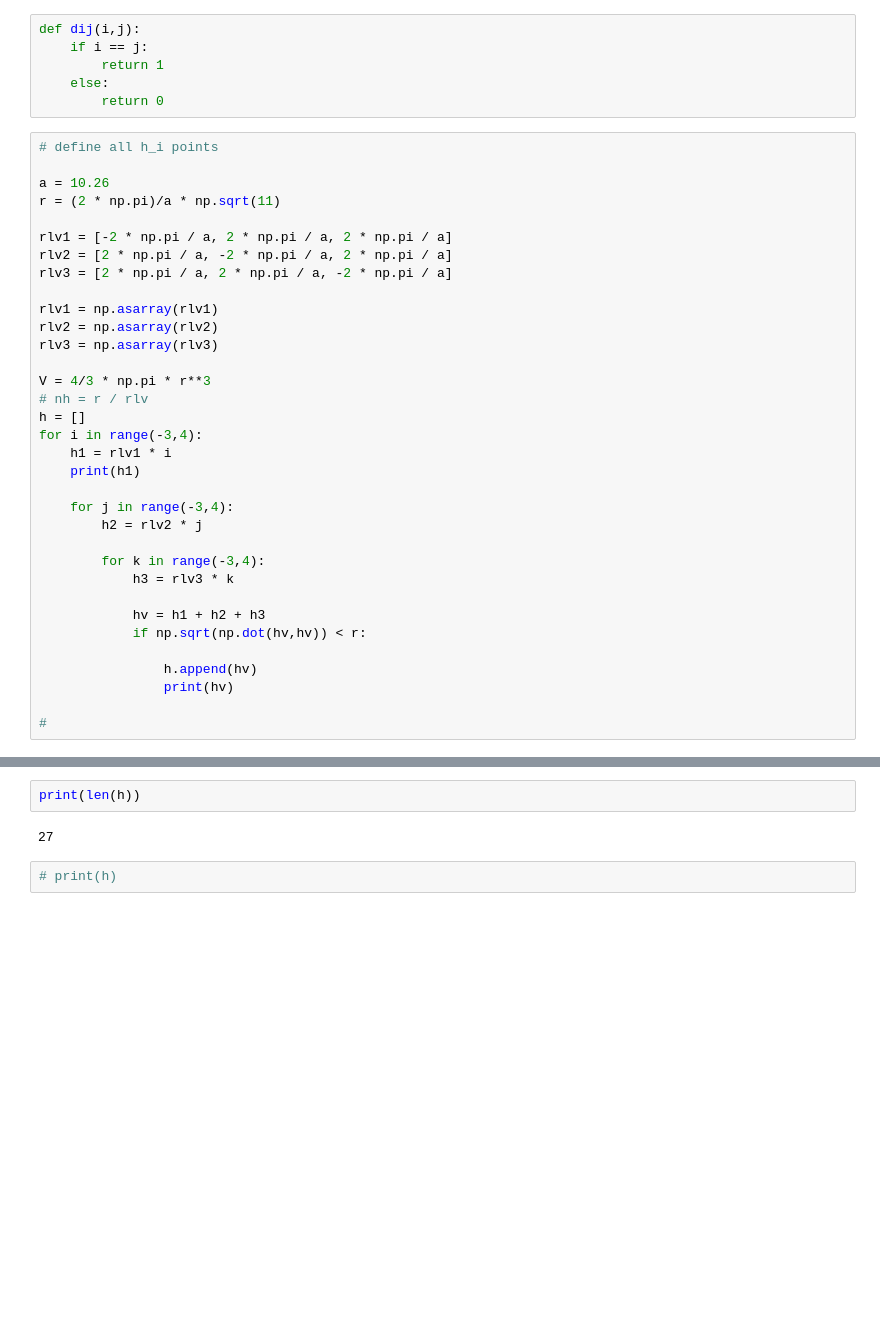
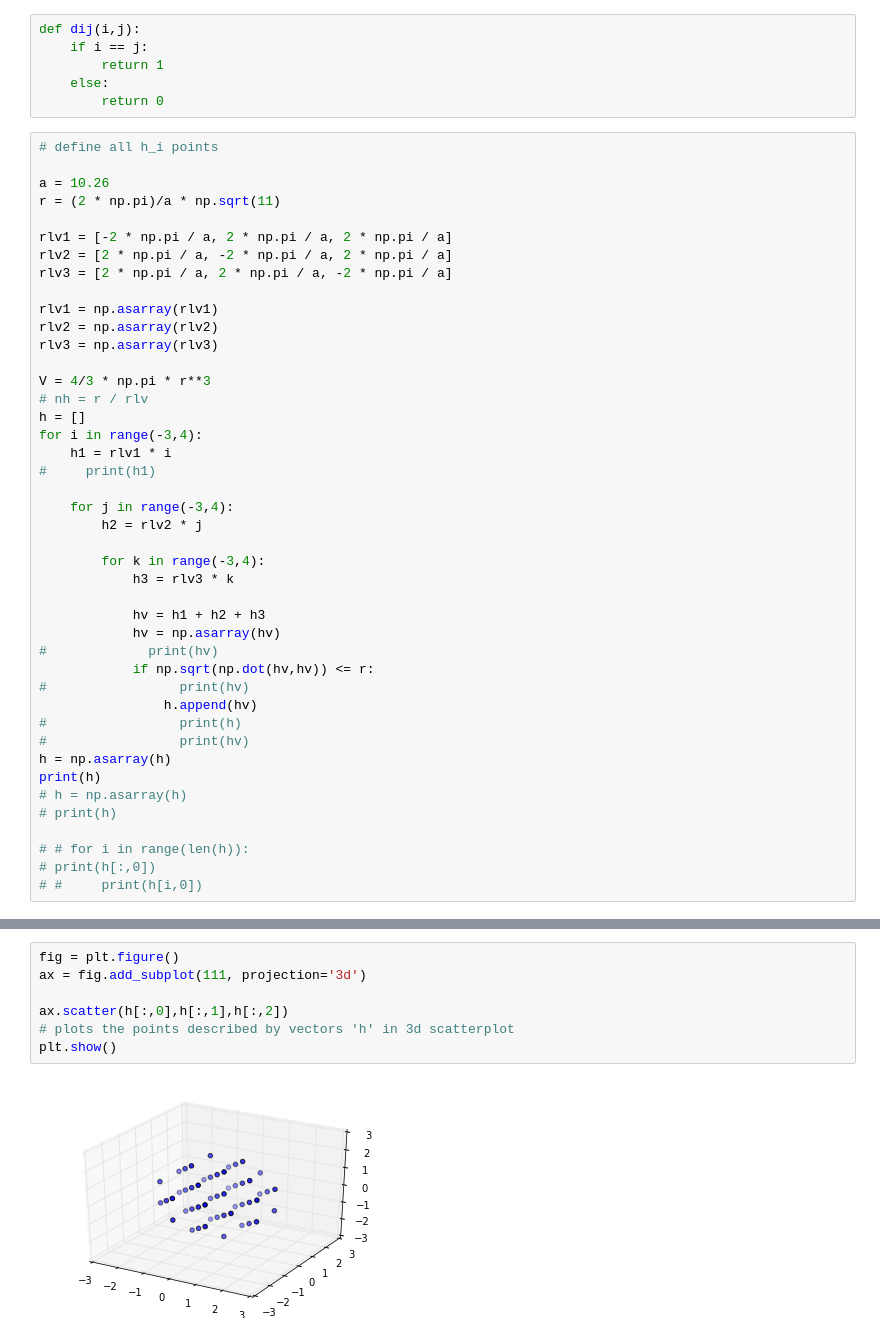
Before and after one commit to hallover/EPM, a Jupyter notebook: Empirical Pseudopotential Method.ipynb, the cells around one changed output, grey strips where cells are left out. Cells and saved outputs as stored; diff of their text form; blank space fills up the shorter version.

Commit message:
Corrected 'h' vectors and graph

```diff
--- a/Empirical Pseudopotential Method.ipynb
+++ b/Empirical Pseudopotential Method.ipynb
@@ -31,7 +33,7 @@ V = 4/3 * np.pi * r**3
 h = []
 for i in range(-3,4):
     h1 = rlv1 * i
-    print(h1)
+#     print(h1)
 
     for j in range(-3,4):
         h2 = rlv2 * j
@@ -40,10 +42,19 @@ for i in range(-3,4):
             h3 = rlv3 * k
 
             hv = h1 + h2 + h3
-            if np.sqrt(np.dot(hv,hv)) < r:
+            hv = np.asarray(hv)
+#             print(hv)
+            if np.sqrt(np.dot(hv,hv)) <= r:
+#                 print(hv)
+                h.append(hv)
+#                 print(h)
+#                 print(hv)
+h = np.asarray(h)
+print(h)
+# h = np.asarray(h)
+# print(h)
 
-                h.append(hv)
-                print(hv)
-
-#
+# # for i in range(len(h)):
+# print(h[:,0])
+# #     print(h[i,0])
 # %% [output]
@@ -67,6 +78,9 @@ for i in range(-3,4):
-# %%
-print(len(h))
-# %% [output]
-27
-# %%
-# print(h)
+# %%
+fig = plt.figure()
+ax = fig.add_subplot(111, projection='3d')
+
+ax.scatter(h[:,0],h[:,1],h[:,2])
+# plots the points described by vectors 'h' in 3d scatterplot
+plt.show()
+# %% [output]
+[figure, added]
```
Also changed, not shown: parts of 3 cells of this notebook.
